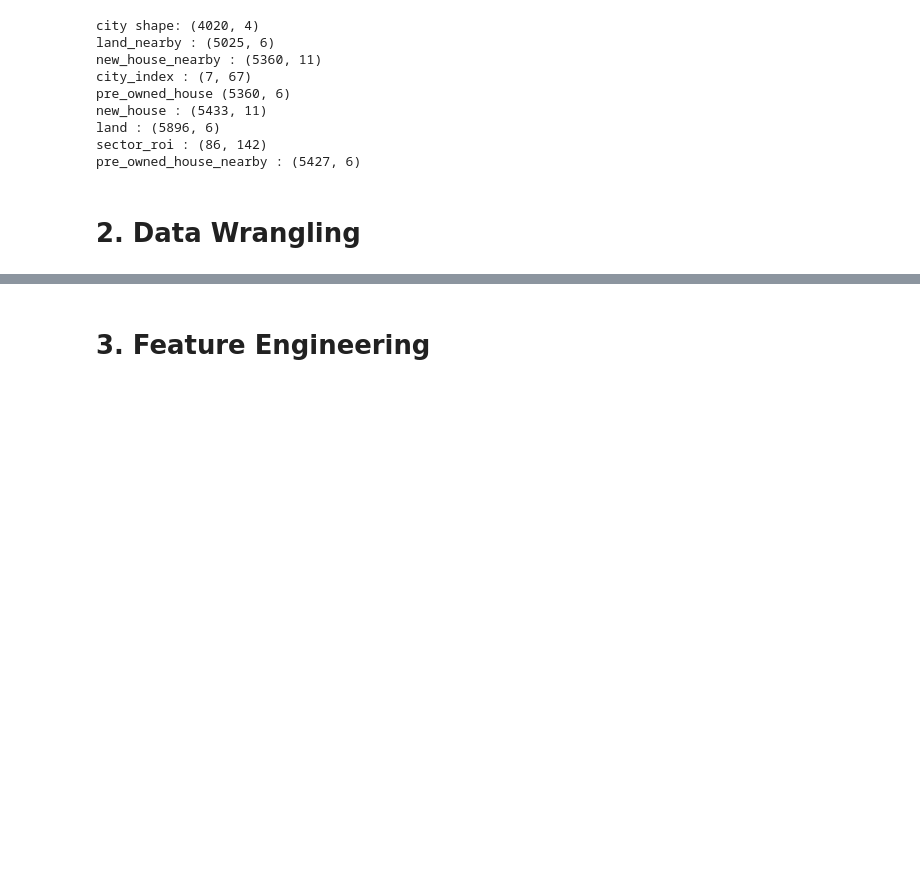
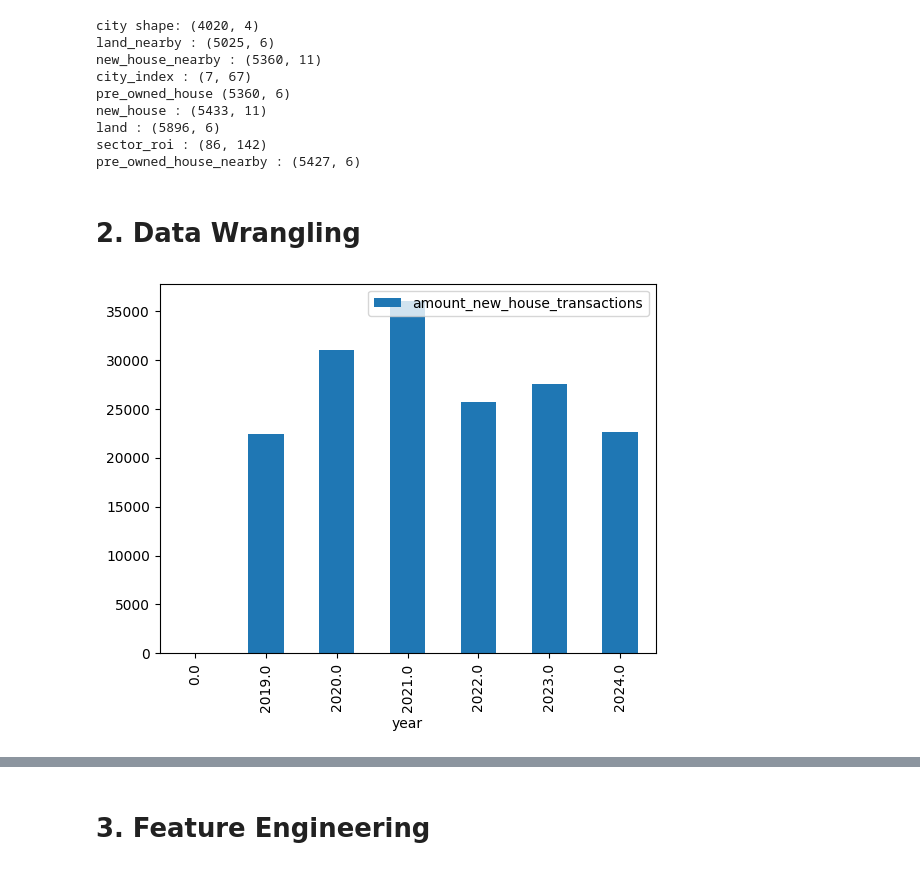
Before and after one commit to ChisomNwankwo/Real-Estate-Demand-Prediction, a Jupyter notebook: real-estate-demand-prediction-baseline-model.ipynb, the cells around one changed output, grey strips where cells are left out. Cells and saved outputs as stored; diff of their text form; code cells hidden in the pictures; blank space fills up the shorter version.

```diff
--- a/real-estate-demand-prediction-baseline-model.ipynb
+++ b/real-estate-demand-prediction-baseline-model.ipynb
@@ -152,6 +167,10 @@ master_df = master_df.merge(city_index_unique, left_on = 'year',
 master_df = pd.concat([master_df,test_df],axis=0)
 # %%
 master_df = master_df.reset_index(drop=True)
+# %%
+master_df = master_df.rename(columns={'month':'date'})
+# %%
+master_df.insert(1, 'month', master_df['date'].dt.month)
 # %%
 master_df = master_df.fillna(0)
 # %%
@@ -163,3 +182,10 @@ for col in master_df.columns:
 
 #DROP THE EMPTY COLUMNS
 master_df = master_df.drop(empty_columns, axis = 1)
+# %%
+yearly_amount = master_df.groupby('year')['amount_new_house_transactions'].mean().reset_index()
+
+# Create the bar chart
+yearly_amount.plot.bar(x='year', y='amount_new_house_transactions');
+# %% [output]
+[figure, added]
```
Also changed, not shown: parts of 18 cells of this notebook.
